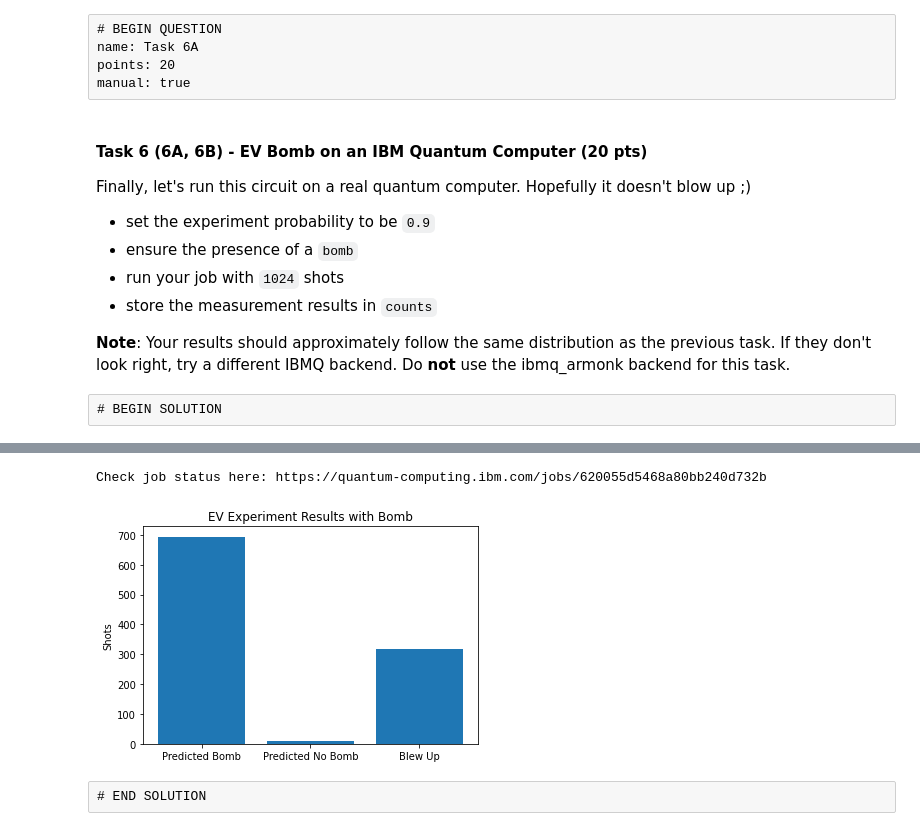
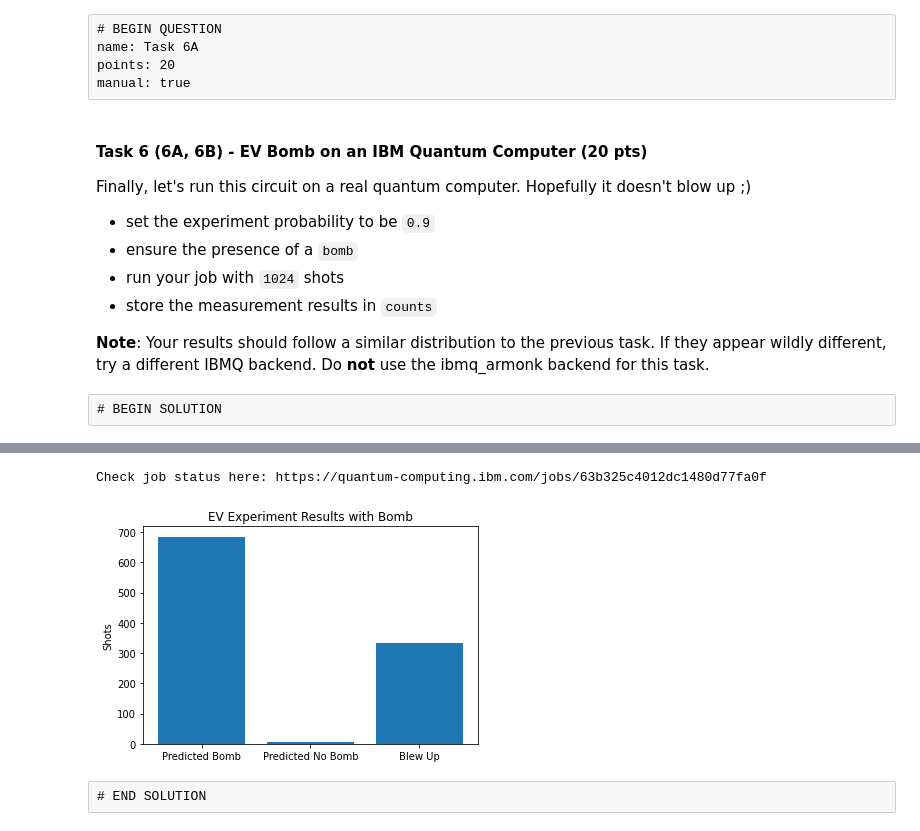
Before and after one commit to ProfRonCytron/ZeboCopy, a Jupyter notebook: exercises/qiskit/q2/q2.ipynb, the cells around one changed output, grey strips where cells are left out. Saved outputs shown, nothing was run; the diff lists cells and outputs as text; code cells hidden in the pictures.

```diff
--- a/exercises/qiskit/q2/q2.ipynb
+++ b/exercises/qiskit/q2/q2.ipynb
@@ -61,7 +62,7 @@ First let's compute the number of iterations through the loop we need to be arbi
 def compute_iterations(probability):
     # BEGIN SOLUTION
     n = (np.pi**2) / (4*(1-probability))
-    return round(n)
+    return math.ceil(n)  # note np.ceil could also be used here
     # END SOLUTION
 # %% [raw]
 # END SOLUTION
@@ -437,22 +500,22 @@ Finally, let's run this circuit on a real quantum computer. Hopefully it doesn't
 - run your job with `1024` shots
 - store the measurement results in `counts`
 
-**Note**: Your results should approximately follow the same distribution as the previous task. If they don't look right, try a different IBMQ backend. Do **not** use the ibmq_armonk backend for this task.
+**Note**: Your results should follow a similar distribution to the previous task. If they appear wildly different, try a different IBMQ backend. Do **not** use the ibmq_armonk backend for this task.
 # %% [raw]
 # BEGIN SOLUTION
 # %%
+IBMQ.load_account()
+
 # run your circuit here
-
 # BEGIN SOLUTION
-IBMQ.load_account()
-ibmqc = IBMQ.get_provider(hub='ibm-q').get_backend('ibmq__')
+ibmqc = IBMQ.get_provider(hub='ibm-q').get_backend('ibmq_')
 job = execute(gen_circuit(.9, "bomb"), ibmqc, shots=1024)
 print("Check job status here:", "https://quantum-computing.ibm.com/jobs/" + job.job_id())
 res = job.result()
 counts = res.get_counts()
 # END SOLUTION
 
-# no need to edit any of this code below...
+# do not edit the code below
 n = compute_iterations(.9)
 zeros_key = "0 " + "0"*n
 one_key = "1 "+ "0"*n
@@ -479,5 +542,5 @@ ibmqfactory.load_account:WARNING:2022-02-06 17:12:17,815: Credentials are alread
-Check job status here: https://quantum-computing.ibm.com/jobs/620055d5468a80bb240d732b
+Check job status here: https://quantum-computing.ibm.com/jobs/63b325c4012dc1480d77fa0f
-[figure, old version]
+[figure, new version]
 # %% [raw]
 # END SOLUTION
 # %% [raw]
```
Also changed, not shown: parts of 23 cells of this notebook.
